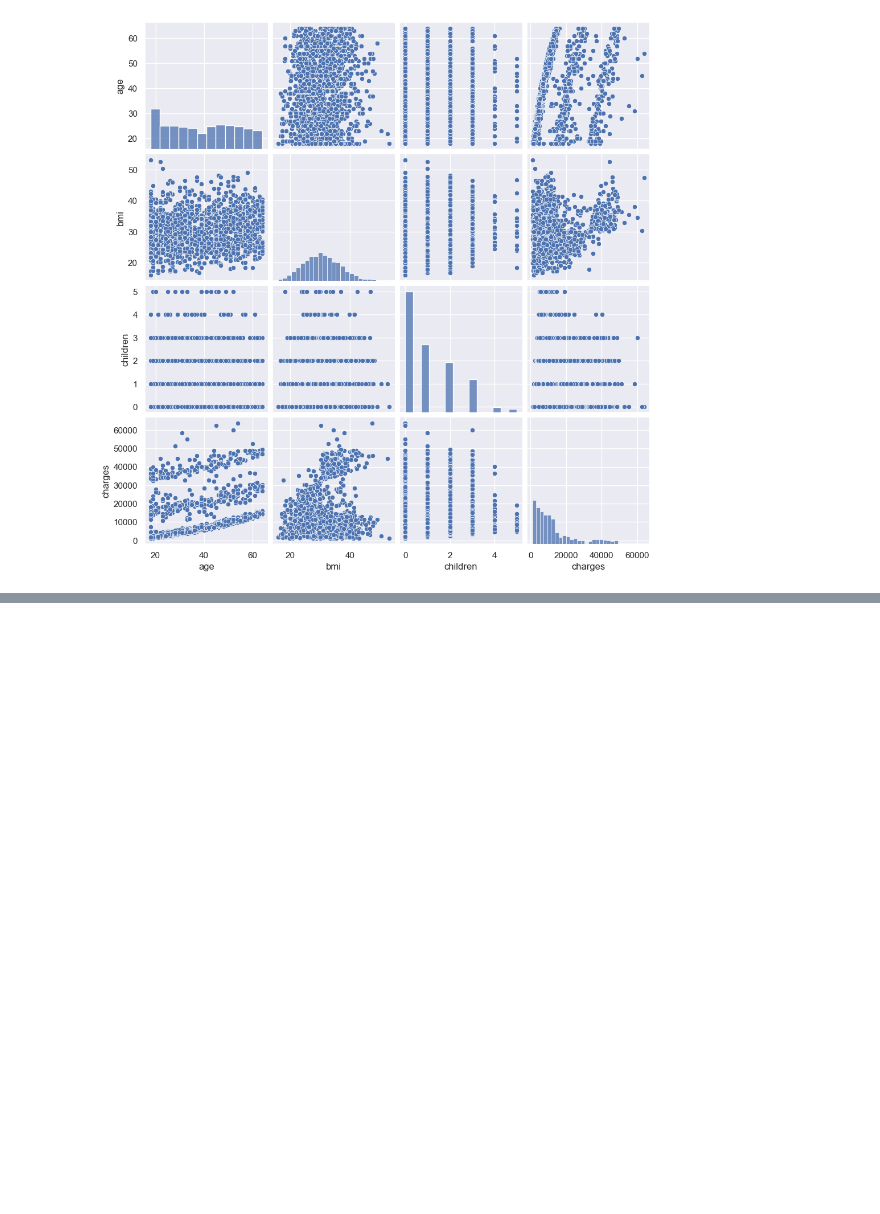
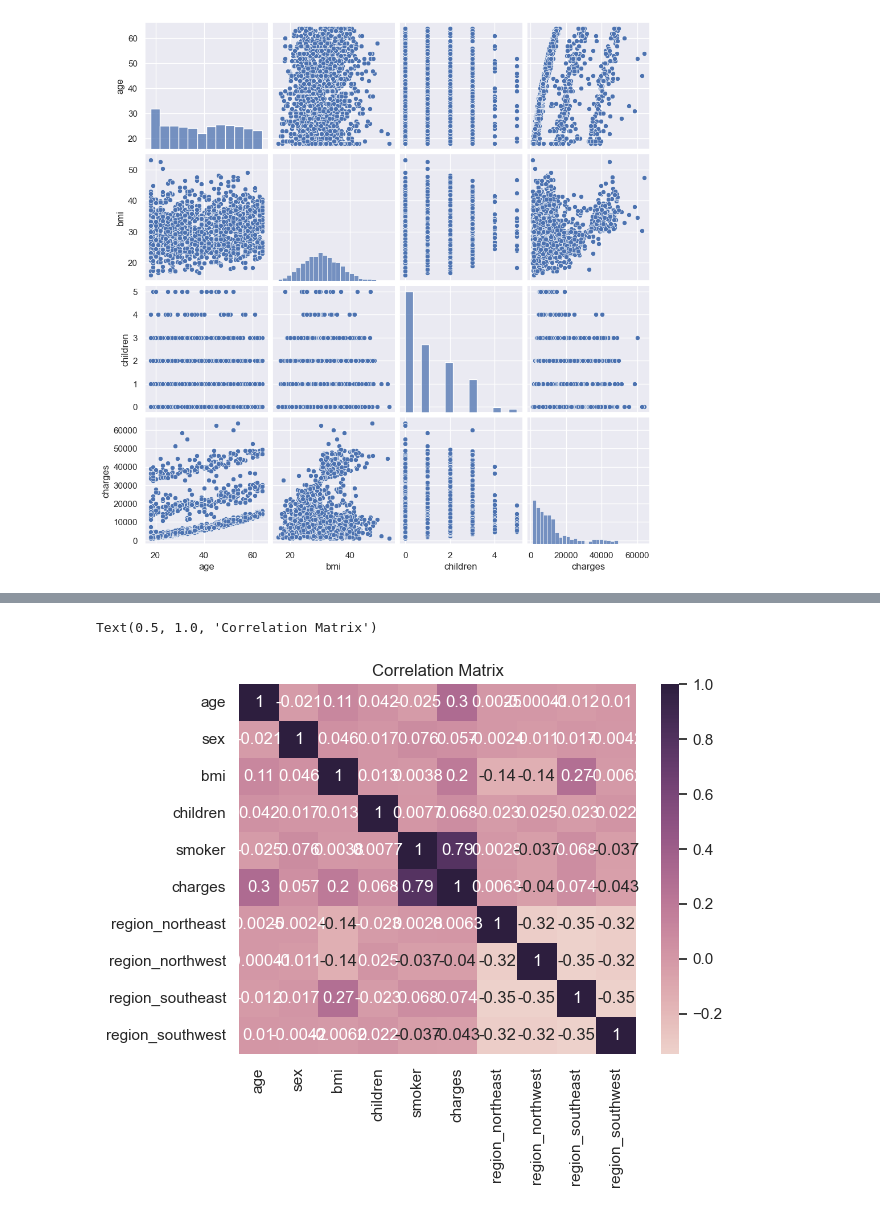
Before and after one commit to MikaMohd/Project-4-Group-7, a Jupyter notebook: group_7_RandomForrestRegressor.ipynb, the cells around one changed output, grey strips where cells are left out. Cells and saved outputs as stored; diff of their text form; code cells hidden in the pictures; blank space fills up the shorter version.

Commit message:
correlation matrix

```diff
--- a/group_7_RandomForrestRegressor.ipynb
+++ b/group_7_RandomForrestRegressor.ipynb
@@ -208,0 +217,8 @@ plt.show()
+# %%
+#Change the 'male' and 'female' to numerical data in the 'sex' column
+h_data['sex'] = h_data['sex'].map({'female': 0, 'male': 1})
+
+#Change the 'yes' and 'no' values to numerical data in the 'smoker' column
+h_data['smoker'] = h_data['smoker'].map({'no': 0, 'yes': 1})
+
+print(h_data.head())
@@ -208,0 +232,4 @@ plt.show()
+# %%
+#Use get_dummies to convert categorical regions column to numeric
+h_data = pd.get_dummies(h_data)
+h_data.head()
@@ -208,0 +243,7 @@ plt.show()
+# %%
+#Visualize correlations with Heatmap
+sns.heatmap(h_data.corr(), annot=True, cmap=sns.cubehelix_palette(as_cmap=True))
+plt.title("Correlation Matrix")
+# %% [output]
+Text(0.5, 1.0, 'Correlation Matrix')
+[figure, added]
```
Also changed, not shown: parts of 10 cells of this notebook.
